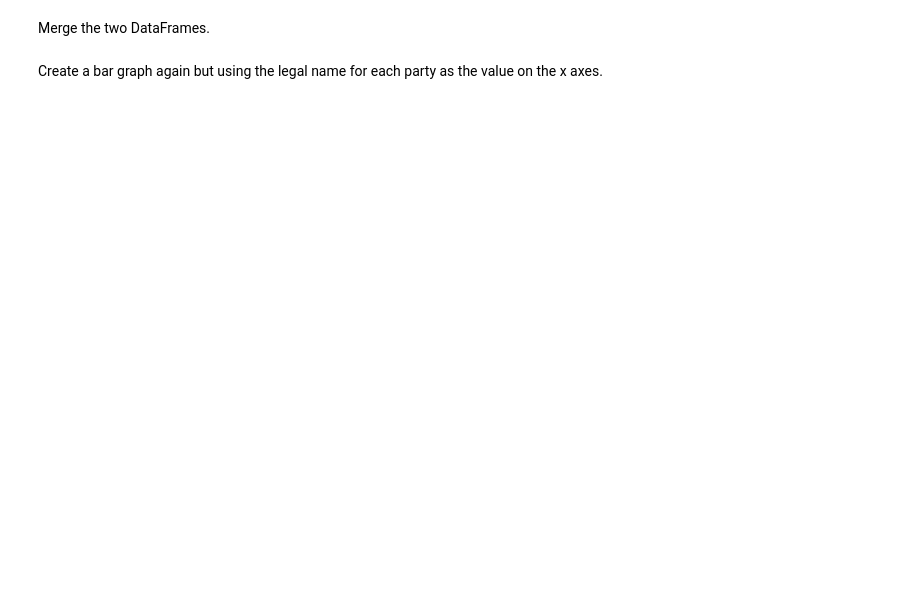
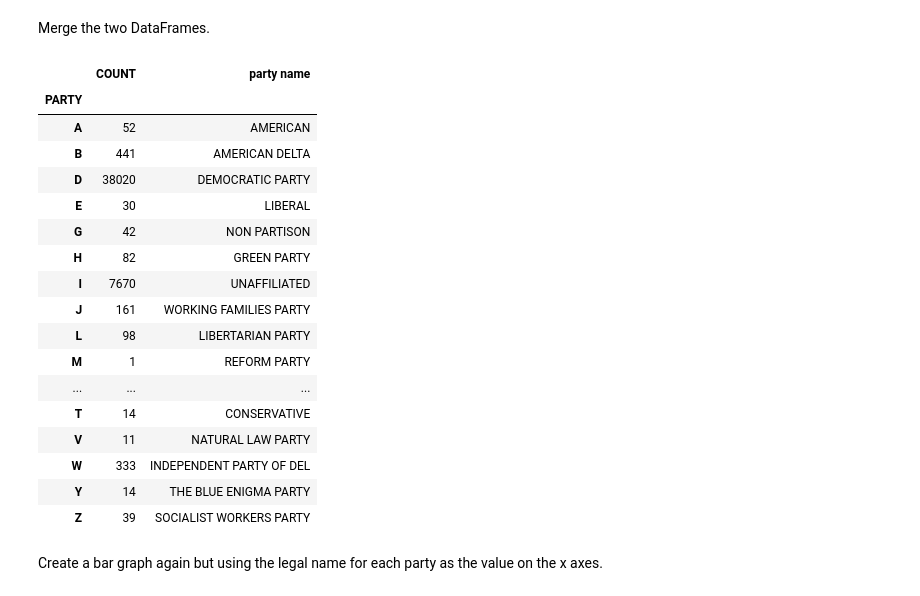
Before and after one commit to leegivhan/DataEngineering.Labs.RegisteredVotersFileWilmingtonDE, a Jupyter notebook: wilmington_de_registered_voters.ipynb, the cells around one changed output. Saved outputs shown, nothing was run; the diff lists cells and outputs as text; code cells hidden in the pictures; blank space fills up the shorter version.

```diff
--- a/wilmington_de_registered_voters.ipynb
+++ b/wilmington_de_registered_voters.ipynb
@@ -205,2 +265,22 @@ Merge the two DataFrames.
 # %%
-# Merge DataFrame here
+# Display new DataFrame here
+merge_df
+# %% [output]
+|  | COUNT | party name |
+| PARTY |  |  |
+| A | 52 | AMERICAN |
+| B | 441 | AMERICAN DELTA |
+| D | 38020 | DEMOCRATIC PARTY |
+| E | 30 | LIBERAL |
+| G | 42 | NON PARTISON |
+| H | 82 | GREEN PARTY |
+| I | 7670 | UNAFFILIATED |
+| J | 161 | WORKING FAMILIES PARTY |
+| L | 98 | LIBERTARIAN PARTY |
+| M | 1 | REFORM PARTY |
+| ... | ... | ... |
+| T | 14 | CONSERVATIVE |
+| V | 11 | NATURAL LAW PARTY |
+| W | 333 | INDEPENDENT PARTY OF DEL |
+| Y | 14 | THE BLUE ENIGMA PARTY |
+| Z | 39 | SOCIALIST WORKERS PARTY |
```
Also changed, not shown: parts of 14 cells of this notebook.
